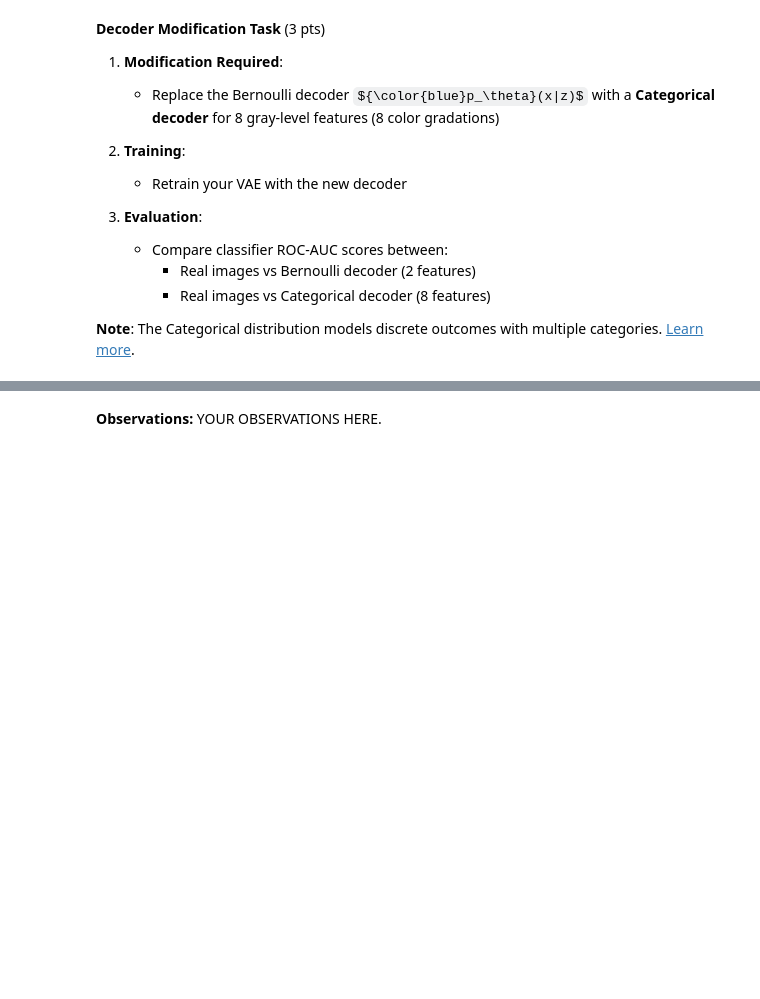
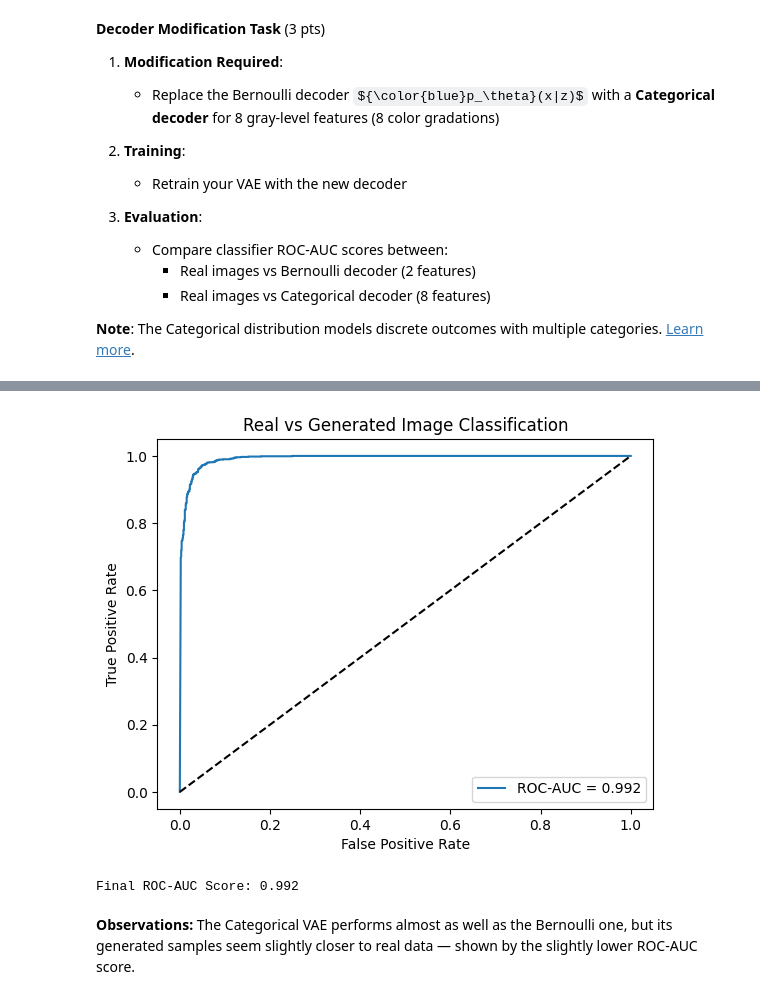
Before and after one commit to br0fire/Skoltech_GenAI, a Jupyter notebook: HW1/HW1_GenAI2025_VAE_part1.ipynb, the cells around one changed output, grey strips where cells are left out. Saved outputs shown, nothing was run; the diff lists cells and outputs as text; code cells hidden in the pictures; some formulas as TeX source; blank space fills up the shorter version.

```diff
--- a/HW1/HW1_GenAI2025_VAE_part1.ipynb
+++ b/HW1/HW1_GenAI2025_VAE_part1.ipynb
@@ -806,12 +818,17 @@ class CategoricalDecoder(nn.Module):
         num_categories: int = NUM_CATEGORIES,
     ):
         super(CategoricalDecoder, self).__init__()
+        self.data_dim = data_dim
+        self.num_categories = num_categories
         self.net = nn.Sequential(
-            ... # YOU CODE HERE
+            nn.Linear(latent_dim, hidden_dim),
+            nn.ReLU(),
+            nn.Linear(hidden_dim, data_dim * num_categories)
         )
 
     def forward(self, z: torch.Tensor) -> torch.Tensor:
-        return ... # YOU CODE HERE # outputs logits for Categorical distribution
+        logits = self.net(z)
+        return logits.view(-1, self.data_dim, self.num_categories) # YOU CODE HERE # outputs logits for Categorical distribution
 # %%
 def preprocess_x_categorical(x: torch.Tensor, num_categories: int = NUM_CATEGORIES) -> torch.Tensor:
     """
@@ -853,7 +872,9 @@ def logits_to_pixels_categorical(logits: torch.Tensor, num_categories: int = NUM
     Returns:
         Tensor of sampled pixel values in range [0, 1] with shape [B, D].
     """
-    return ... # YOU CODE HERE
+    predicted_classes = torch.argmax(logits, dim=-1)
+    pixel_values = predicted_classes.float() / (num_categories - 1)
+    return pixel_values
 # %%
 loss_vae_categorical = partial(
     loss_vae,
@@ -868,6 +889,6 @@ LR = ... # YOU CODE HERE
 # %%
-encoder_categorical = # YOU CODE HERE
-decoder_categorical = # YOU CODE HERE
+encoder_categorical = Encoder()
+decoder_categorical = CategoricalDecoder()
 # %%
 train_losses, val_losses = train_model(
     loss_fn=loss_vae_categorical,
@@ -884,11 +921,14 @@ visualize_samples(generate_vae_samples(decoder=decoder_categorical, logits_to_pi
 # %%
 # Prepare and split data
-X, y = ... # YOU CODE HERE
-X_train, X_val, y_train, y_val = ... # YOU CODE HERE
+X, y = prepare_dataset(decoder_categorical, logits_to_pixels_categorical, test_dataset, num_samples=NUM_SAMPLES) # YOU CODE HERE
+X_train, X_val, y_train, y_val = train_test_split(X, y, test_size=0.2, random_state=42) # YOU CODE HERE
 
 # Train and evaluate
-discriminator = ... # YOU CODE HERE
-roc_score = ... # YOU CODE HERE
+discriminator = train_discriminator(X_train, y_train)
+roc_score = evaluate_model(discriminator, X_val, y_val)
 print(f"Final ROC-AUC Score: {roc_score:.3f}")
+# %% [output]
+[figure, added]
+Final ROC-AUC Score: 0.992
 # %% [markdown]
-**Observations:** YOUR OBSERVATIONS HERE.
+**Observations:** The Categorical VAE performs almost as well as the Bernoulli one, but its generated samples seem slightly closer to real data — shown by the slightly lower ROC-AUC score.
```
Also changed, not shown: parts of 18 cells of this notebook.
